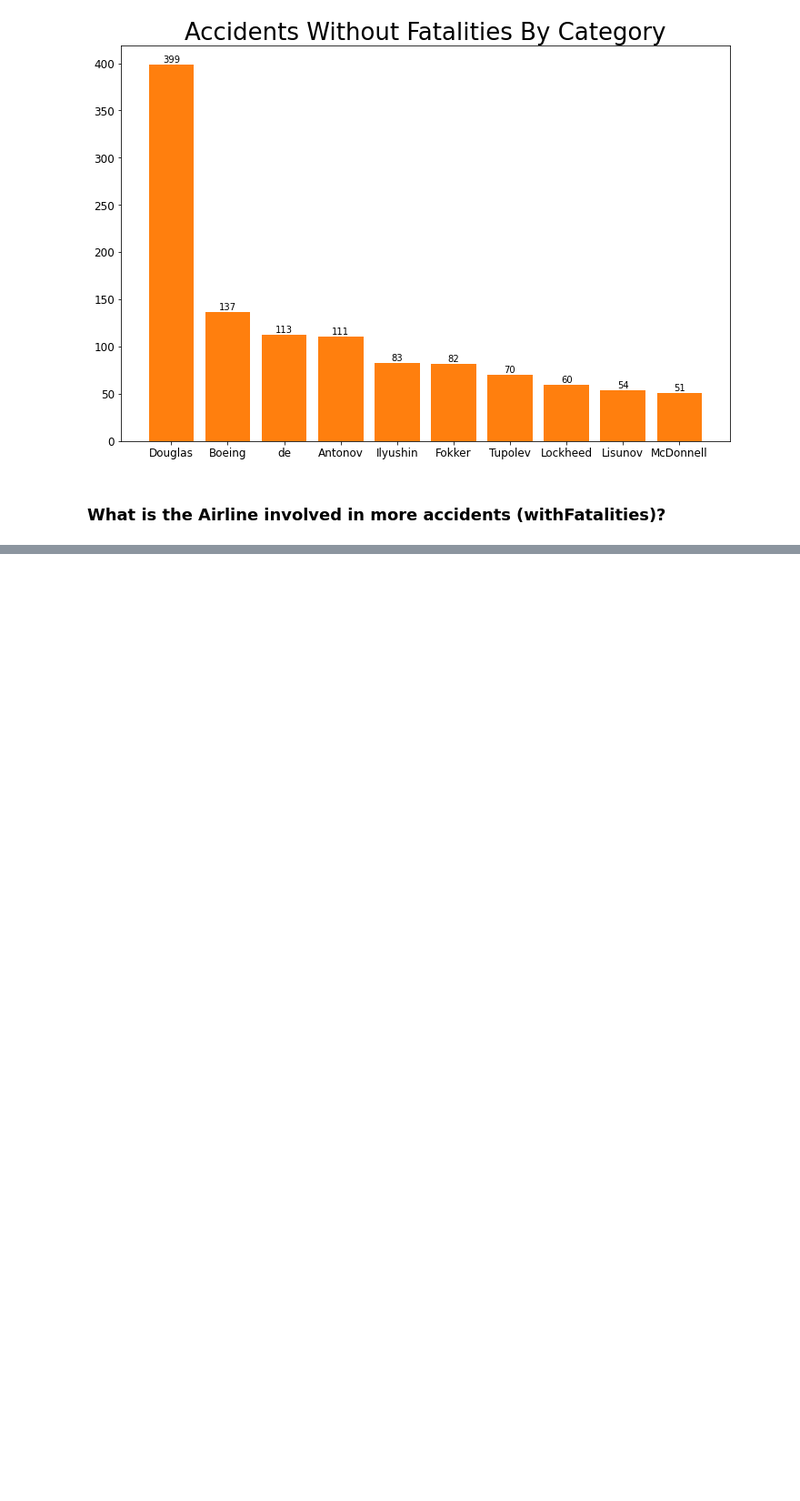
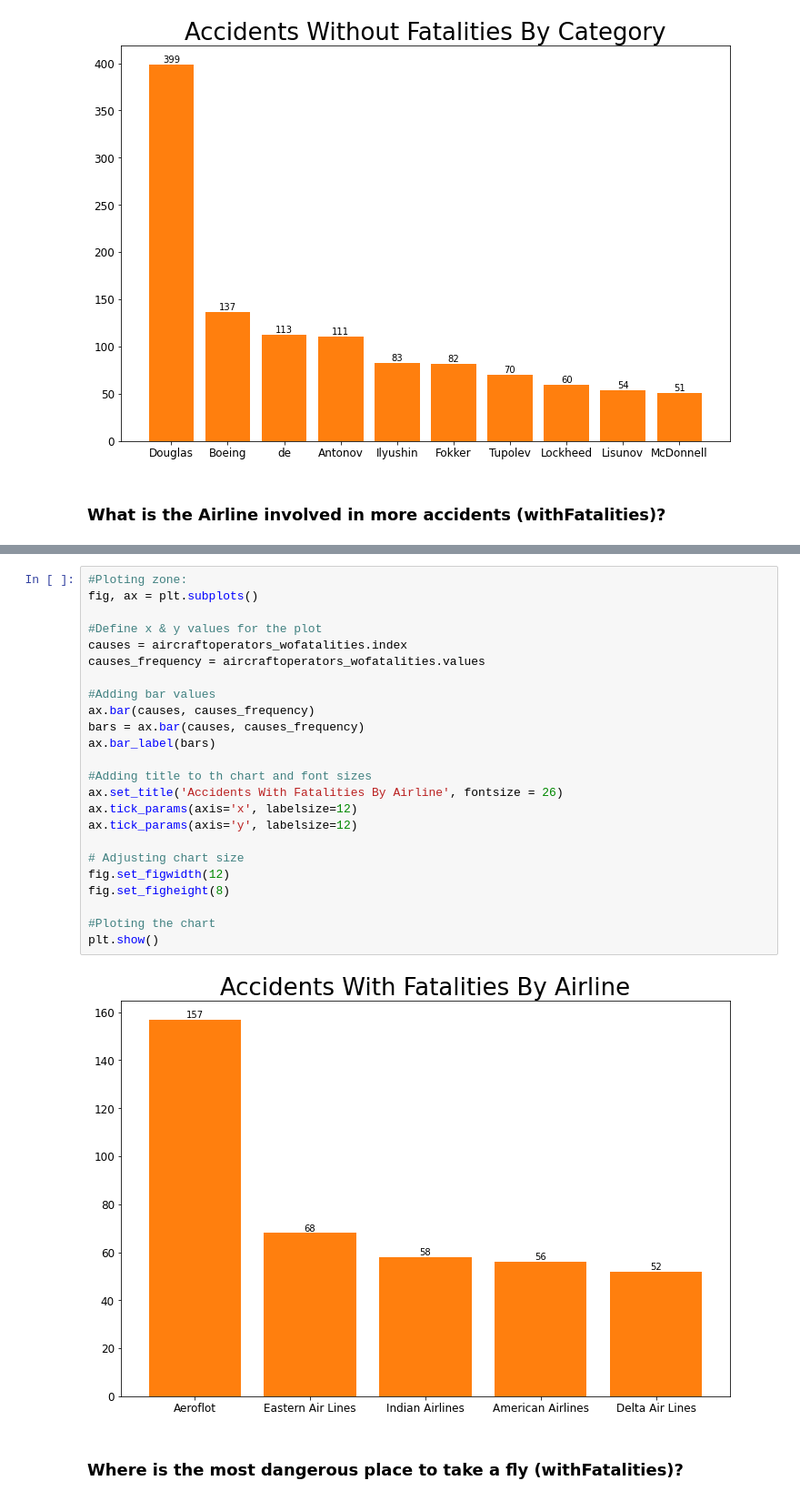
Before and after one commit to Camilo-Quiceno/data_science_project_aircraft, a Jupyter notebook: data-science-proyect.ipynb, the cells around one changed output, grey strips where cells are left out. Shown at 91% size. Saved outputs shown, nothing was run; the diff lists cells and outputs as text; blank space fills up the shorter version.

```diff
--- a/data-science-proyect.ipynb
+++ b/data-science-proyect.ipynb
@@ -425,0 +491,28 @@ plt.show()
+# %%
+#Ploting zone:
+fig, ax = plt.subplots()
+
+#Define x & y values for the plot
+causes = aircraftoperators_wofatalities.index
+causes_frequency = aircraftoperators_wofatalities.values
+
+#Adding bar values
+ax.bar(causes, causes_frequency)
+bars = ax.bar(causes, causes_frequency)
+ax.bar_label(bars)
+
+#Adding title to th chart and font sizes
+ax.set_title('Accidents With Fatalities By Airline', fontsize = 26)
+ax.tick_params(axis='x', labelsize=12)
+ax.tick_params(axis='y', labelsize=12)
+
+# Adjusting chart size
+fig.set_figwidth(12)
+fig.set_figheight(8)
+
+#Ploting the chart
+plt.show()
+# %% [output]
+[figure, added]
+# %% [markdown]
+### Where is the most dangerous place to take a fly  (withFatalities)?
```
Also changed, not shown: parts of 5 cells of this notebook.
